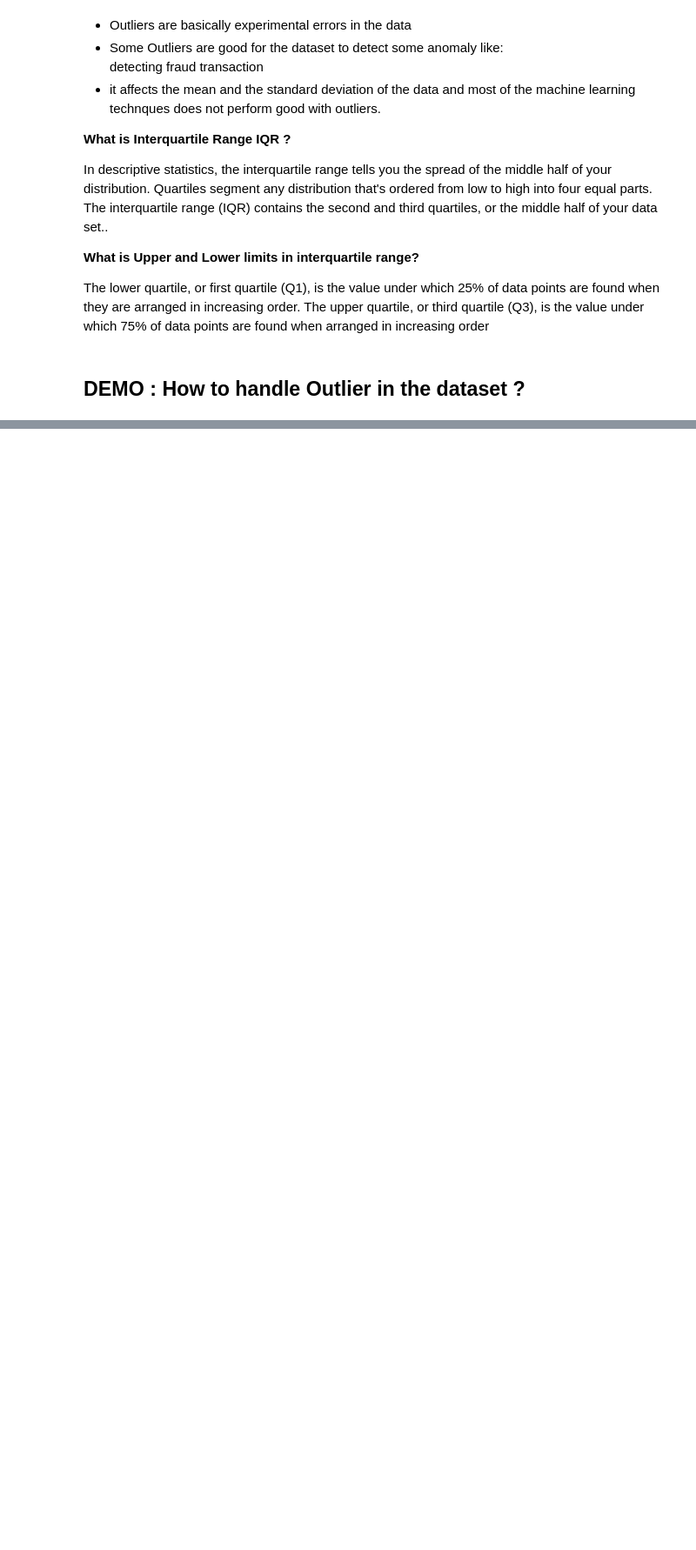
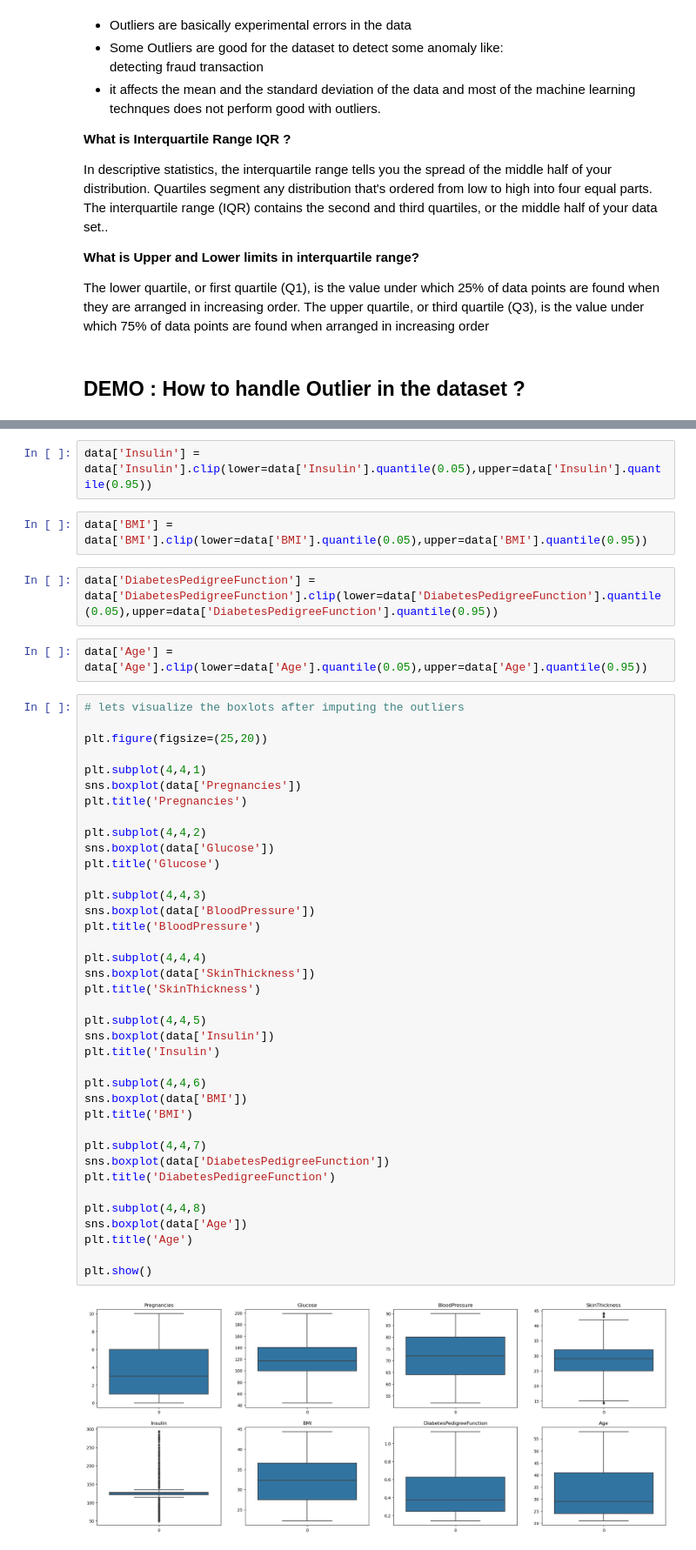
Before and after one commit to deAlgorithm/Data_Mining, a Jupyter notebook: Notebooks/Exploratory Data Analytics.ipynb, the cells around one changed output, grey strips where cells are left out. Shown at 87% size. Cells and saved outputs as stored; diff of their text form; blank space fills up the shorter version.

```diff
--- a/Notebooks/Exploratory Data Analytics.ipynb
+++ b/Notebooks/Exploratory Data Analytics.ipynb
@@ -75,0 +452,48 @@ and presentation of masses of numerical data.</li>
+# %%
+data['Insulin'] = data['Insulin'].clip(lower=data['Insulin'].quantile(0.05),upper=data['Insulin'].quantile(0.95))
+# %%
+data['BMI'] = data['BMI'].clip(lower=data['BMI'].quantile(0.05),upper=data['BMI'].quantile(0.95))
+# %%
+data['DiabetesPedigreeFunction'] = data['DiabetesPedigreeFunction'].clip(lower=data['DiabetesPedigreeFunction'].quantile(0.05),upper=data['DiabetesPedigreeFunction'].quantile(0.95))
+# %%
+data['Age'] = data['Age'].clip(lower=data['Age'].quantile(0.05),upper=data['Age'].quantile(0.95))
+# %%
+# lets visualize the boxlots after imputing the outliers
+
+plt.figure(figsize=(25,20))
+
+plt.subplot(4,4,1)
+sns.boxplot(data['Pregnancies'])
+plt.title('Pregnancies')
+
+plt.subplot(4,4,2)
+sns.boxplot(data['Glucose'])
+plt.title('Glucose')
+
+plt.subplot(4,4,3)
+sns.boxplot(data['BloodPressure'])
+plt.title('BloodPressure')
+
+plt.subplot(4,4,4)
+sns.boxplot(data['SkinThickness'])
+plt.title('SkinThickness')
+
+plt.subplot(4,4,5)
+sns.boxplot(data['Insulin'])
+plt.title('Insulin')
+
+plt.subplot(4,4,6)
+sns.boxplot(data['BMI'])
+plt.title('BMI')
+
+plt.subplot(4,4,7)
+sns.boxplot(data['DiabetesPedigreeFunction'])
+plt.title('DiabetesPedigreeFunction')
+
+plt.subplot(4,4,8)
+sns.boxplot(data['Age'])
+plt.title('Age')
+
+plt.show()
+# %% [output]
+[figure, added]
```
Also changed, not shown: parts of 62 cells of this notebook, 1 other file.
